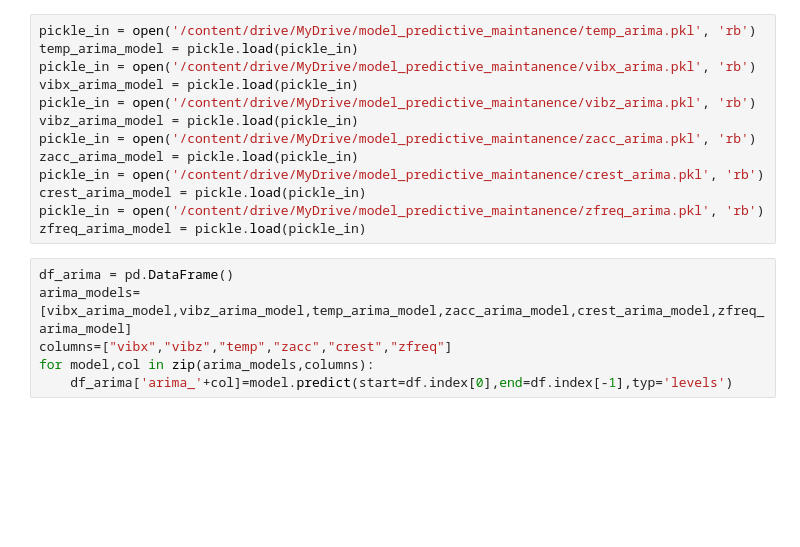
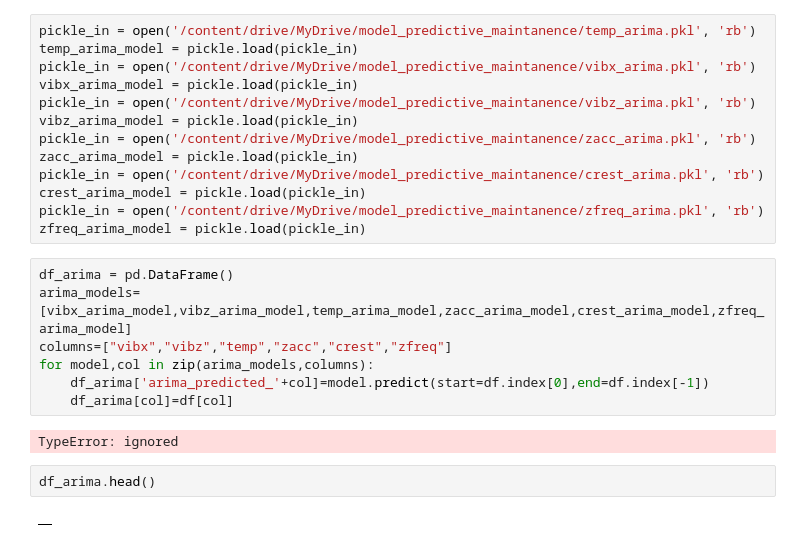
Before and after one commit to MustafaBozkurt84/predictive-maintanance-LSTM, a Jupyter notebook: predictive_maintanence_app.ipynb, the cells around one changed output. Drawn from its saved outputs; the diff is of its cells as text; blank space fills up the shorter version.

```diff
--- a/predictive_maintanence_app.ipynb
+++ b/predictive_maintanence_app.ipynb
@@ -41,4 +81,11 @@ df_arima = pd.DataFrame()
 arima_models= [vibx_arima_model,vibz_arima_model,temp_arima_model,zacc_arima_model,crest_arima_model,zfreq_arima_model]
 columns=["vibx","vibz","temp","zacc","crest","zfreq"]
 for model,col in zip(arima_models,columns):
-    df_arima['arima_'+col]=model.predict(start=df.index[0],end=df.index[-1],typ='levels')
+    df_arima['arima_predicted_'+col]=model.predict(start=df.index[0],end=df.index[-1])
+    df_arima[col]=df[col]
+# %% [output]
+TypeError: ignored
+# %%
+df_arima.head()
+# %% [output]
+|  |
```
Also changed, not shown: parts of 24 cells of this notebook.
